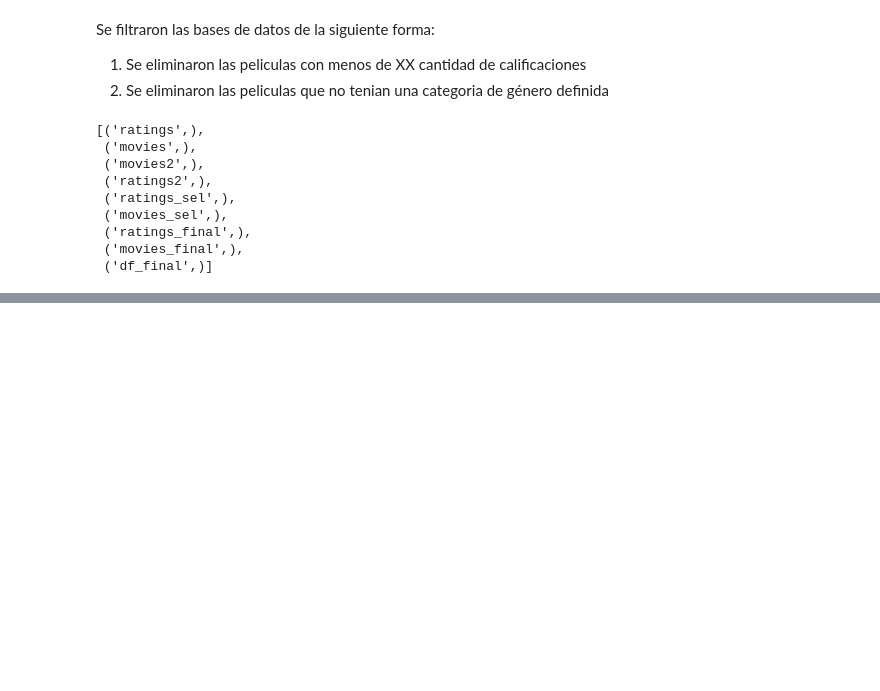
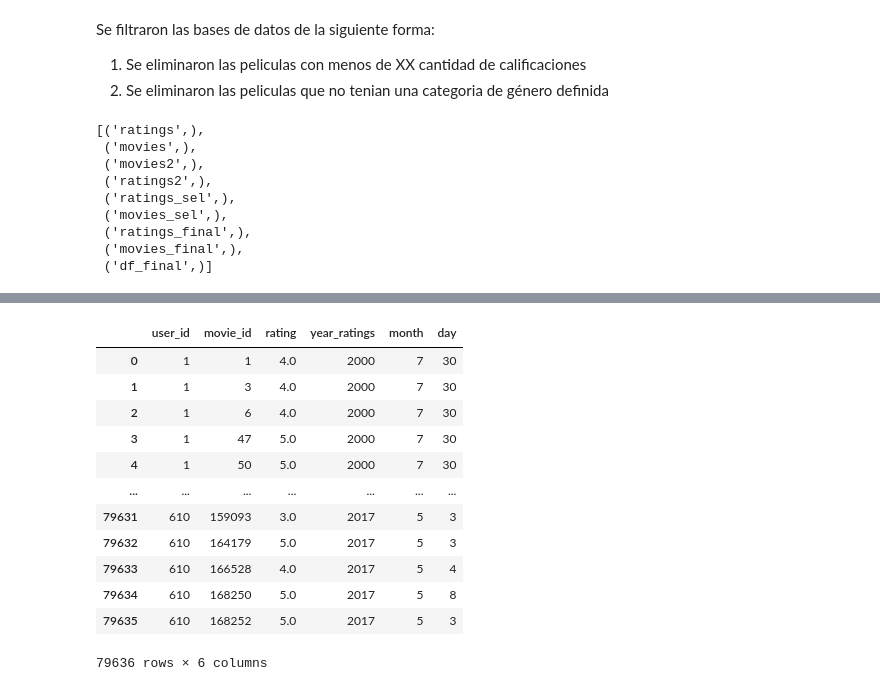
Before and after one commit to josedavidm12/sistemas_recomendacion, a Jupyter notebook: b_exploración_limpieza.ipynb, the cells around one changed output, grey strips where cells are left out. Drawn from its saved outputs; the diff is of its cells as text; code cells hidden in the pictures; blank space fills up the shorter version.

```diff
--- a/b_exploración_limpieza.ipynb
+++ b/b_exploración_limpieza.ipynb
@@ -618 +634,19 @@ cur.fetchall()
+# %%
+# Cargar en variable la tabla de ratings final
+df_ratings_final=pd.read_sql("SELECT * from ratings_final",conn)
+df_ratings_final
+# %% [output]
+|  | user_id | movie_id | rating | year_ratings | month | day |
+| 0 | 1 | 1 | 4.0 | 2000 | 7 | 30 |
+| 1 | 1 | 3 | 4.0 | 2000 | 7 | 30 |
+| 2 | 1 | 6 | 4.0 | 2000 | 7 | 30 |
+| 3 | 1 | 47 | 5.0 | 2000 | 7 | 30 |
+| 4 | 1 | 50 | 5.0 | 2000 | 7 | 30 |
+| ... | ... | ... | ... | ... | ... | ... |
+| 79631 | 610 | 159093 | 3.0 | 2017 | 5 | 3 |
+| 79632 | 610 | 164179 | 5.0 | 2017 | 5 | 3 |
+| 79633 | 610 | 166528 | 4.0 | 2017 | 5 | 4 |
+| 79634 | 610 | 168250 | 5.0 | 2017 | 5 | 8 |
+| 79635 | 610 | 168252 | 5.0 | 2017 | 5 | 3 |
+79636 rows × 6 columns
 # %%
```
Also changed, not shown: parts of 10 cells of this notebook, 3 other files.
